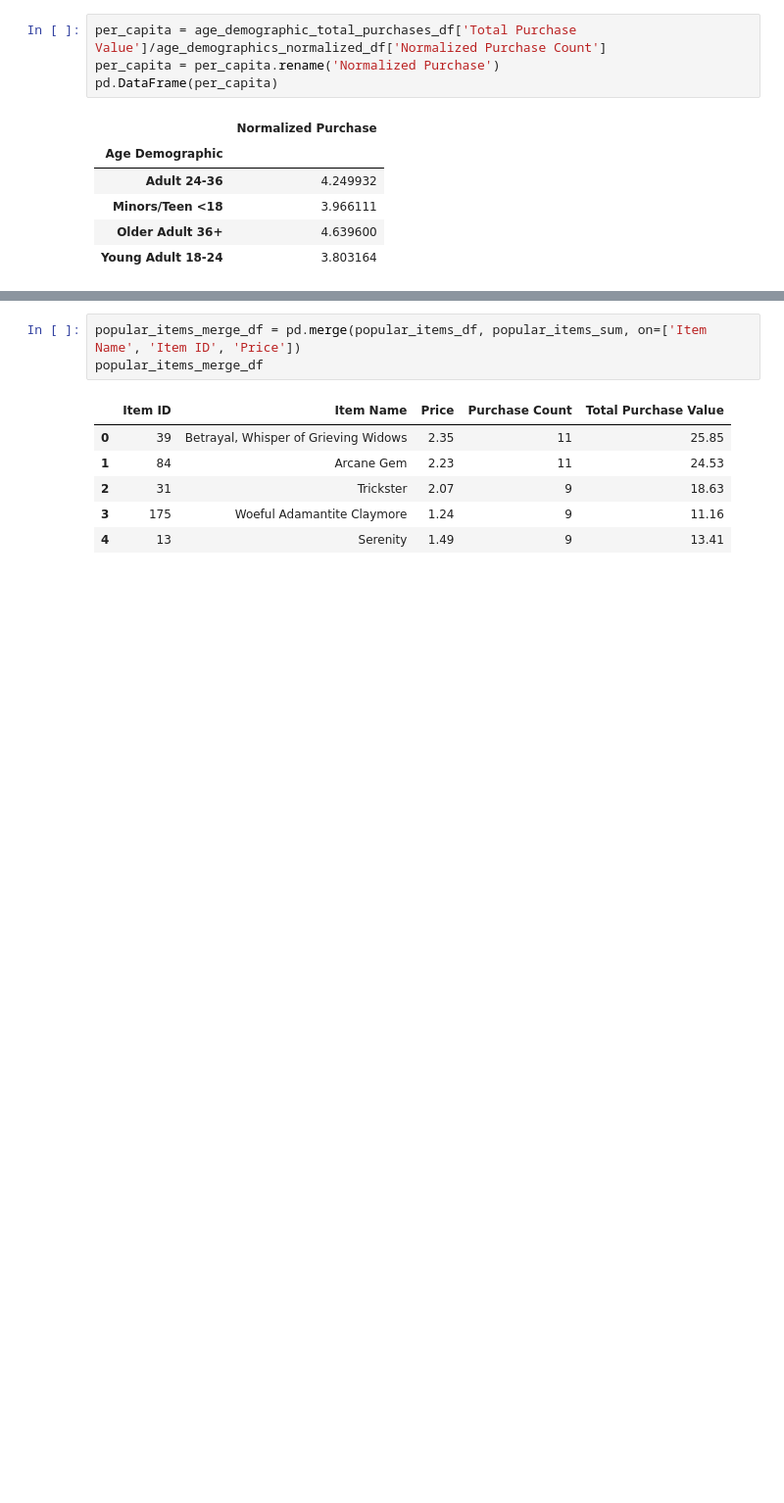
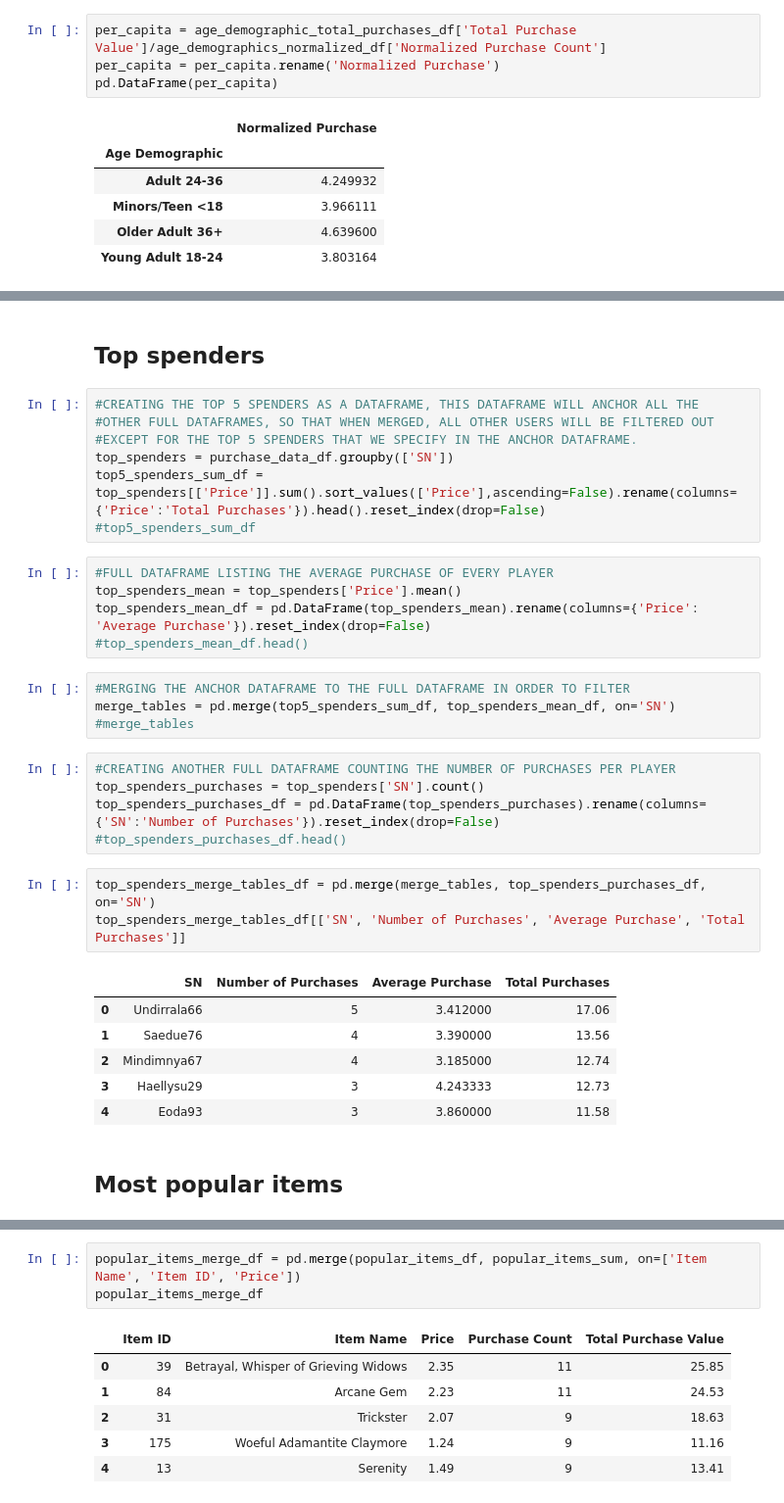
Before and after one commit to a10doan/Panda_Hw4, a Jupyter notebook: HeroesOfPymoli_hw4-Copy2.ipynb, the cells around one changed output, grey strips where cells are left out. Shown: that part at 98% size. Cells and saved outputs as stored; diff of their text form; blank space fills up the shorter version.

```diff
--- a/HeroesOfPymoli_hw4-Copy2.ipynb
+++ b/HeroesOfPymoli_hw4-Copy2.ipynb
@@ -286 +239,36 @@ pd.DataFrame(per_capita)
+# %% [markdown]
+## Top spenders
+# %%
+#CREATING THE TOP 5 SPENDERS AS A DATAFRAME, THIS DATAFRAME WILL ANCHOR ALL THE
+#OTHER FULL DATAFRAMES, SO THAT WHEN MERGED, ALL OTHER USERS WILL BE FILTERED OUT
+#EXCEPT FOR THE TOP 5 SPENDERS THAT WE SPECIFY IN THE ANCHOR DATAFRAME.
+top_spenders = purchase_data_df.groupby(['SN'])
+top5_spenders_sum_df = top_spenders[['Price']].sum().sort_values(['Price'],ascending=False).rename(columns={'Price':'Total Purchases'}).head().reset_index(drop=False)
+#top5_spenders_sum_df
+# %%
+#FULL DATAFRAME LISTING THE AVERAGE PURCHASE OF EVERY PLAYER
+top_spenders_mean = top_spenders['Price'].mean()
+top_spenders_mean_df = pd.DataFrame(top_spenders_mean).rename(columns={'Price': 'Average Purchase'}).reset_index(drop=False)
+#top_spenders_mean_df.head()
+# %%
+#MERGING THE ANCHOR DATAFRAME TO THE FULL DATAFRAME IN ORDER TO FILTER
+merge_tables = pd.merge(top5_spenders_sum_df, top_spenders_mean_df, on='SN')
+#merge_tables
+# %%
+#CREATING ANOTHER FULL DATAFRAME COUNTING THE NUMBER OF PURCHASES PER PLAYER
+top_spenders_purchases = top_spenders['SN'].count()
+top_spenders_purchases_df = pd.DataFrame(top_spenders_purchases).rename(columns={'SN':'Number of Purchases'}).reset_index(drop=False)
+#top_spenders_purchases_df.head()
+# %%
+top_spenders_merge_tables_df = pd.merge(merge_tables, top_spenders_purchases_df, on='SN')
+top_spenders_merge_tables_df[['SN', 'Number of Purchases', 'Average Purchase', 'Total Purchases']]
+# %% [output]
+|  | SN | Number of Purchases | Average Purchase | Total Purchases |
+| 0 | Undirrala66 | 5 | 3.412000 | 17.06 |
+| 1 | Saedue76 | 4 | 3.390000 | 13.56 |
+| 2 | Mindimnya67 | 4 | 3.185000 | 12.74 |
+| 3 | Haellysu29 | 3 | 4.243333 | 12.73 |
+| 4 | Eoda93 | 3 | 3.860000 | 11.58 |
+# %% [markdown]
+## Most popular items
 # %%
```
Also changed, not shown: parts of 59 cells of this notebook.
